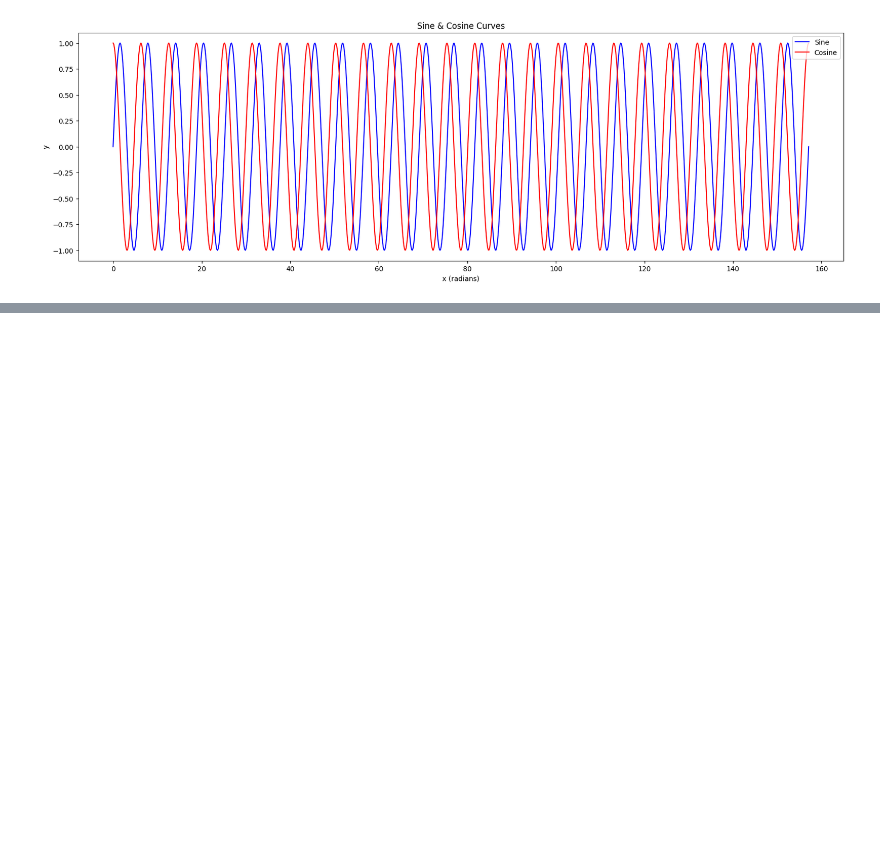
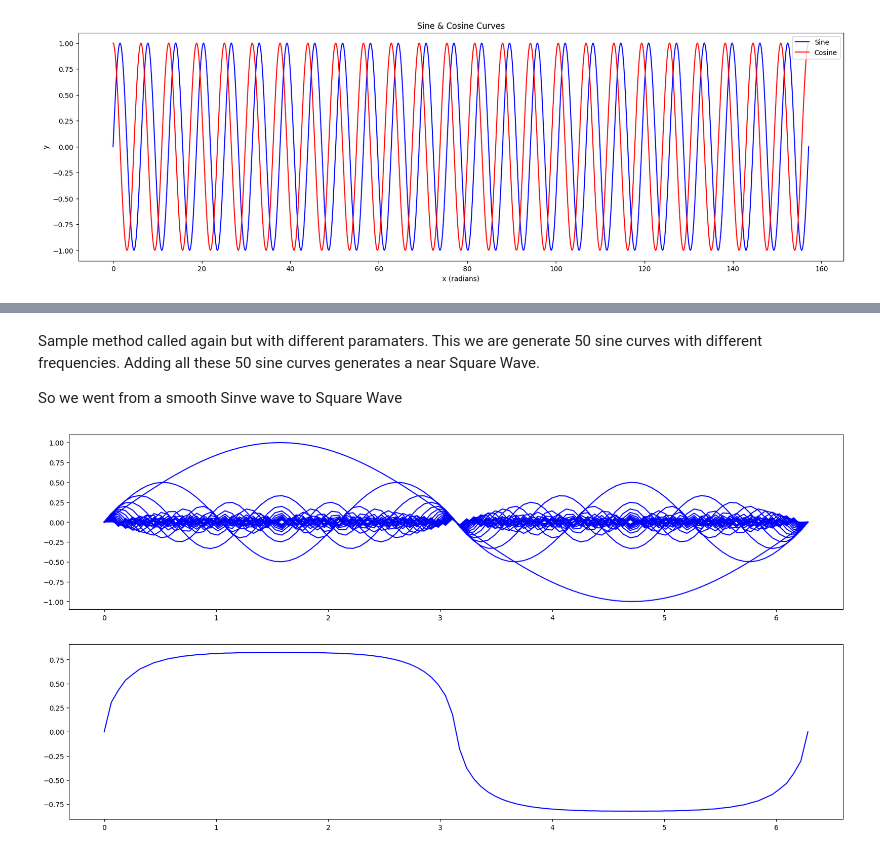
Before and after one commit to gurucb/python_stats, a Jupyter notebook: fourier_wavelet/fourier_example.ipynb, the cells around one changed output, grey strips where cells are left out. Cells and saved outputs as stored; diff of their text form; code cells hidden in the pictures; blank space fills up the shorter version.

```diff
--- a/fourier_wavelet/fourier_example.ipynb
+++ b/fourier_wavelet/fourier_example.ipynb
@@ -85,0 +103,14 @@ plt.show()
+# %% [markdown]
+Sample method called again but with different paramaters. This we are generate 50 sine curves with different frequencies.
+Adding all these 50 sine curves generates a near Square Wave.
+
+So we went from a smooth Sinve wave to Square Wave
+# %%
+freq = np.arange(1,50,2)
+generate_complex_trig_plots(
+    start=0,
+    stop=2*np.pi,
+    num=1000,
+    freq=freq)
+# %% [output]
+[figure, added]
```
Also changed, not shown: parts of 5 cells of this notebook.
